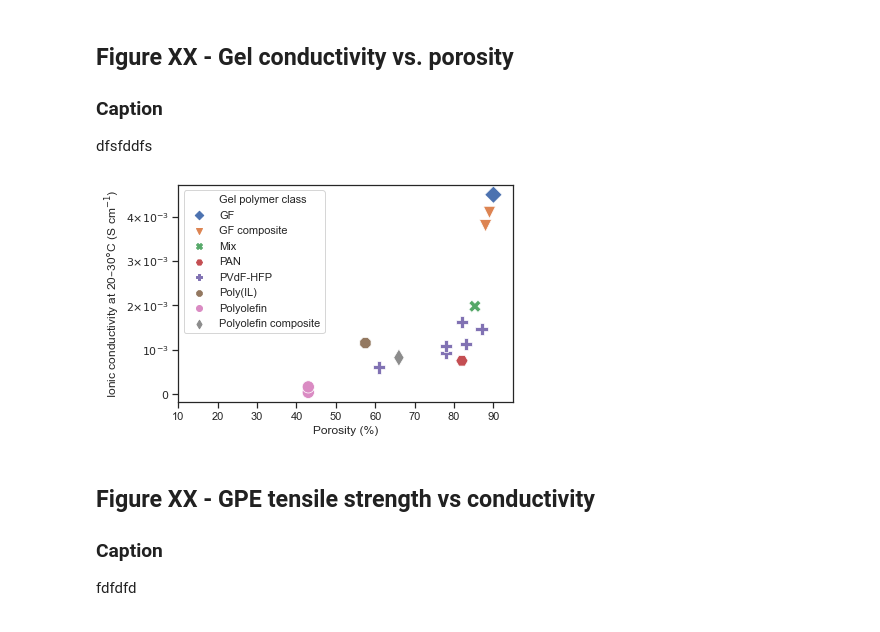
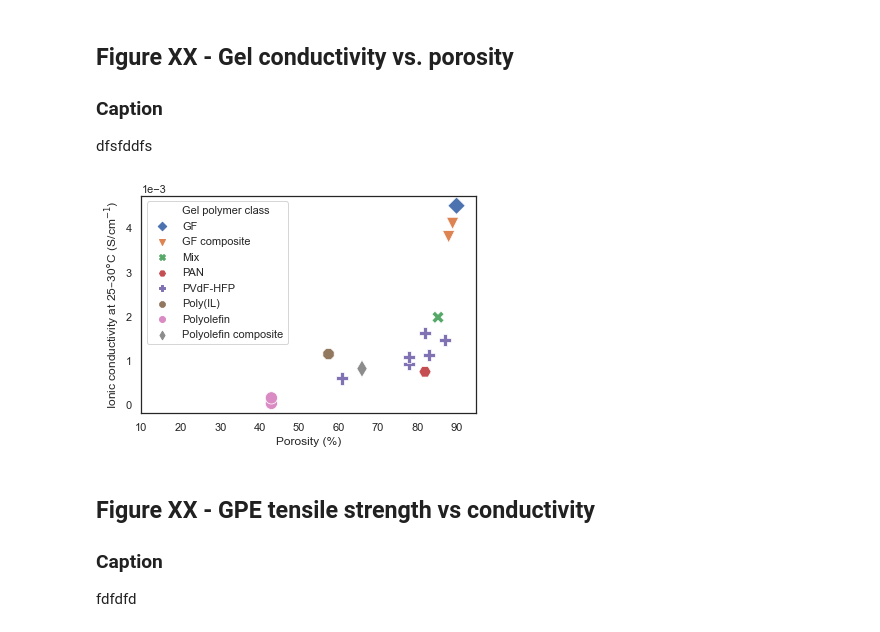
Before and after one commit to jknottUOW/polymer-review-paper, a Jupyter notebook: FIGURES.ipynb, the cells around one changed output. Saved outputs shown, nothing was run; the diff lists cells and outputs as text; code cells hidden in the pictures.

```diff
--- a/FIGURES.ipynb
+++ b/FIGURES.ipynb
@@ -134,47 +164,40 @@ plt.savefig('.\FIGURES\GPE_class-vs-cond_box.png',
 ### Caption
 dfsfddfs
 # %%
-
-
 df_cond_por = df_GPE.loc[:, ('UID', 'class', 'porosity', 'conductivity_(20-30)degC')]
 df_cond_por.dropna(inplace=True)
 df_cond_por.sort_values(by=['class'], inplace=True)
 
 sns.set()
 sns.set_style("white")
-sns.set_style('ticks')
 sns.set_context("notebook",rc={'axes.grid': True})
 
 markers = ['D', 'v', 'X', 'H', 'P', '8', 'o', 'd']
 
 fig_cond = sns.scatterplot(
                 x='porosity',
                 y='conductivity_(20-30)degC',
                 hue='class',
                 data=df_cond_por,
                 s=150,
                 style='class',
                 markers=markers
                 )
 
 plt.xlim(10, 95)
 plt.xlabel('Porosity (%)')
-plt.ylabel('Ionic conductivity at 20$\endash$30$\degree$C (S cm$^{-1}$)')
+plt.ylabel('Ionic conductivity at 25$\endash$30$\degree$C (S/cm$^{-1}$)')
 plt.legend().texts[0].set_text("Gel polymer class")
 plt.ticklabel_format(style='sci', axis='y',scilimits=(0,0))
-
-f = mticker.ScalarFormatter(useOffset=False, useMathText=True)
-g = lambda x,pos : "${}$".format(f._formatSciNotation('%1.10e' % x))
-plt.gca().yaxis.set_major_formatter(mticker.FuncFormatter(g))
 
 plt.savefig('.\FIGURES\GPE_porosity-vs-conductivity.svg',
            transparent=False)
 plt.savefig('.\FIGURES\GPE_porosity-vs-conductivity.png',
            transparent=False,
            bbox_inches='tight',
            dpi=300)
 # %% [output]
-[figure, old version]
+[figure, new version]
 # %% [markdown]
 ## Figure XX - GPE tensile strength vs conductivity
 
```
Also changed, not shown: parts of 7 cells of this notebook, 11 other files.
